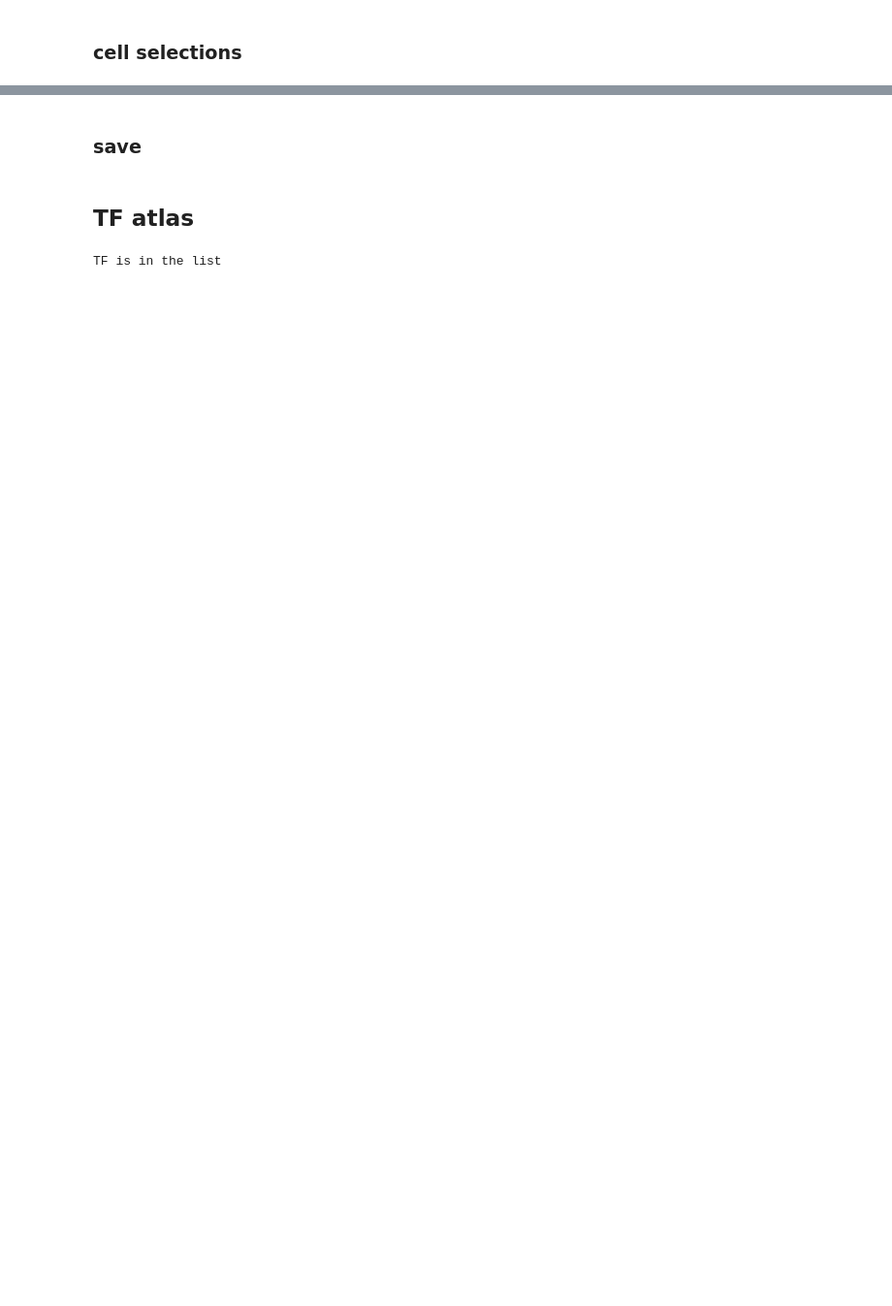
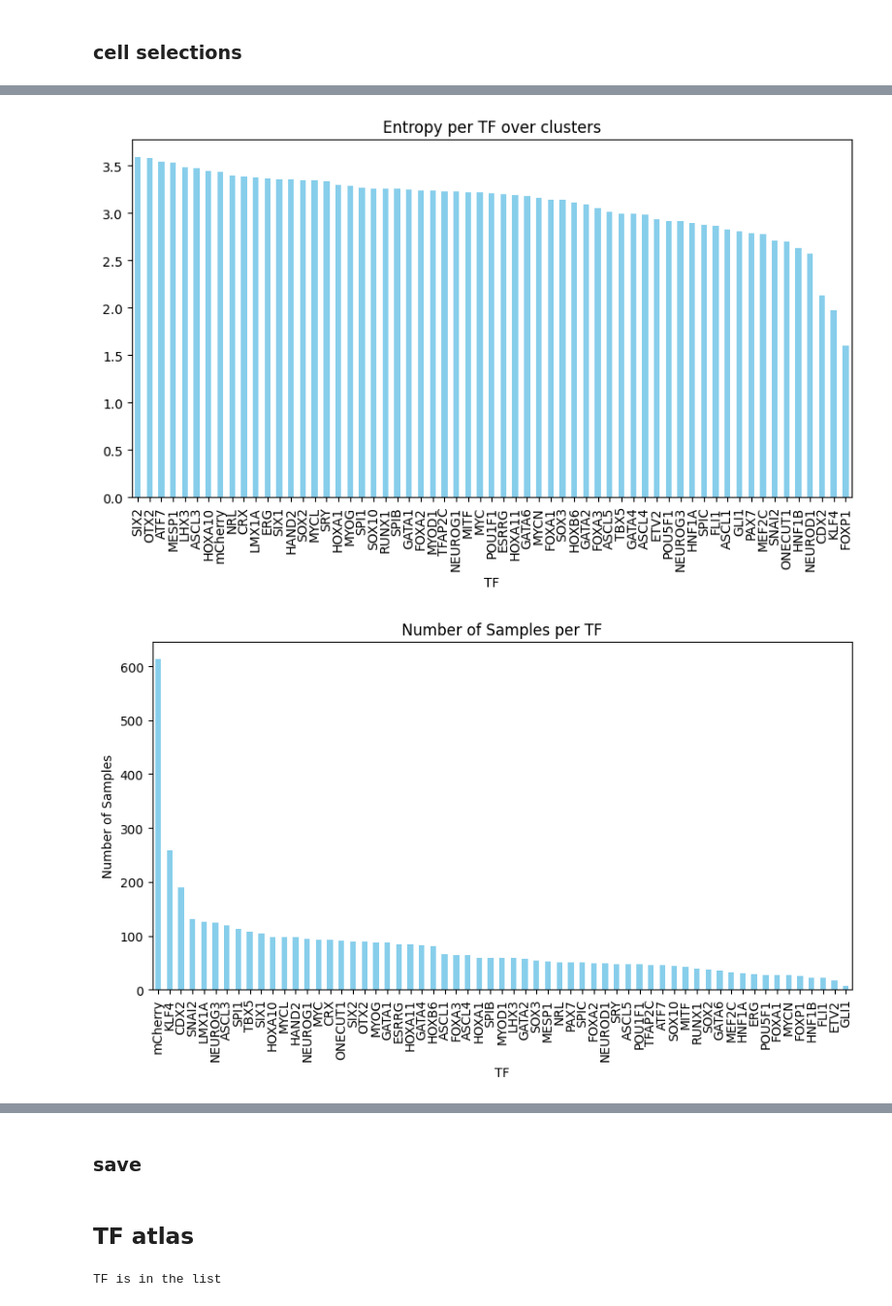
Before and after one commit to Riemer1818/MscProjectDataAnalysis, a Jupyter notebook: src/dataAnalysisPipeline.ipynb, the cells around one changed output, grey strips where cells are left out. Shown at 97% size. Drawn from its saved outputs; the diff is of its cells as text; code cells hidden in the pictures; blank space fills up the shorter version.

```diff
--- a/src/dataAnalysisPipeline.ipynb
+++ b/src/dataAnalysisPipeline.ipynb
@@ -322 +315,21 @@ entropy_per_tf.plot(kind='bar', figsize=(10, 5), color='skyblue', title='Entropy
+# %%
+entropy_per_tf = calculate_entropy_per_tf(adata)
+# print ordered histogram per TF
+entropy_per_tf = entropy_per_tf.sort_values(ascending=False)
+# plot histogram
+entropy_per_tf.plot(kind='bar', figsize=(10, 5), color='skyblue', title='Entropy per TF over clusters')
+
+# Count the number of samples per TF
+sample_counts = adata.obs['TF'].value_counts()
+
+# Plot the bar chart
+plt.figure(figsize=(10, 5))
+sample_counts.plot(kind='bar', color='skyblue')
+plt.title('Number of Samples per TF')
+plt.xlabel('TF')
+plt.ylabel('Number of Samples')
+plt.show()
+# %% [output]
+[figure, added]
+[figure, added]
 # %%
```
Also changed, not shown: parts of 32 cells of this notebook, 3 other files.
